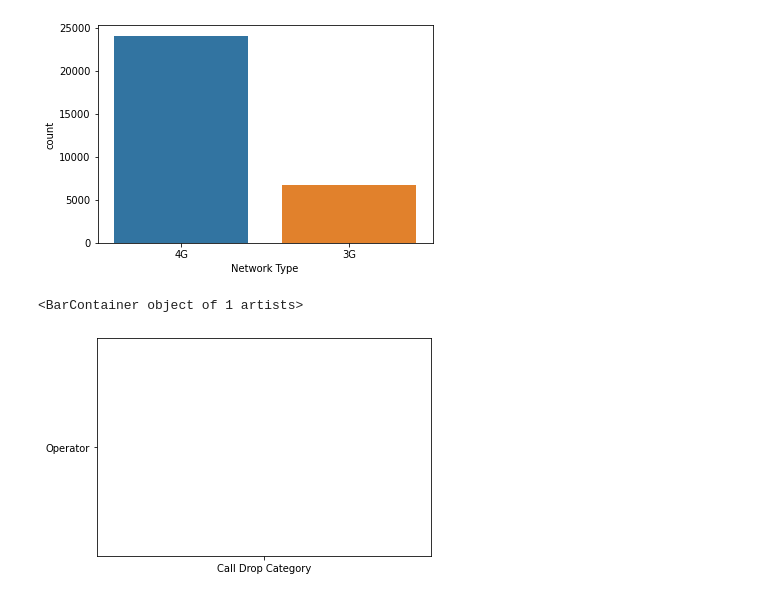
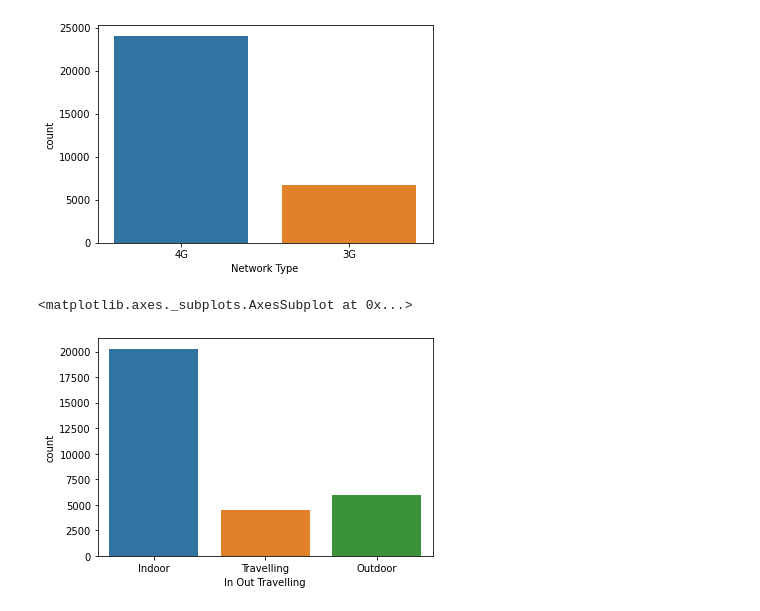
Before and after one commit to llohar/Project_6, a Jupyter notebook: Project6_soln.ipynb, the cells around one changed output. Cells and saved outputs as stored; diff of their text form; code cells hidden in the pictures.

```diff
--- a/Project6_soln.ipynb
+++ b/Project6_soln.ipynb
@@ -126,8 +126,8 @@ sns.countplot('Network Type',data=data)
 # %% [output]
 <matplotlib.axes._subplots.AxesSubplot at 0x...>
 [figure]
-# %%
-plt.bar(x='Call Drop Category',height='Operator',)
-# %% [output]
-<BarContainer object of 1 artists>
-[figure, removed]
+# %%
+sns.countplot('In Out Travelling',data=data)
+# %% [output]
+<matplotlib.axes._subplots.AxesSubplot at 0x...>
+[figure, added]
```
Also changed, not shown: parts of 3 cells of this notebook.
